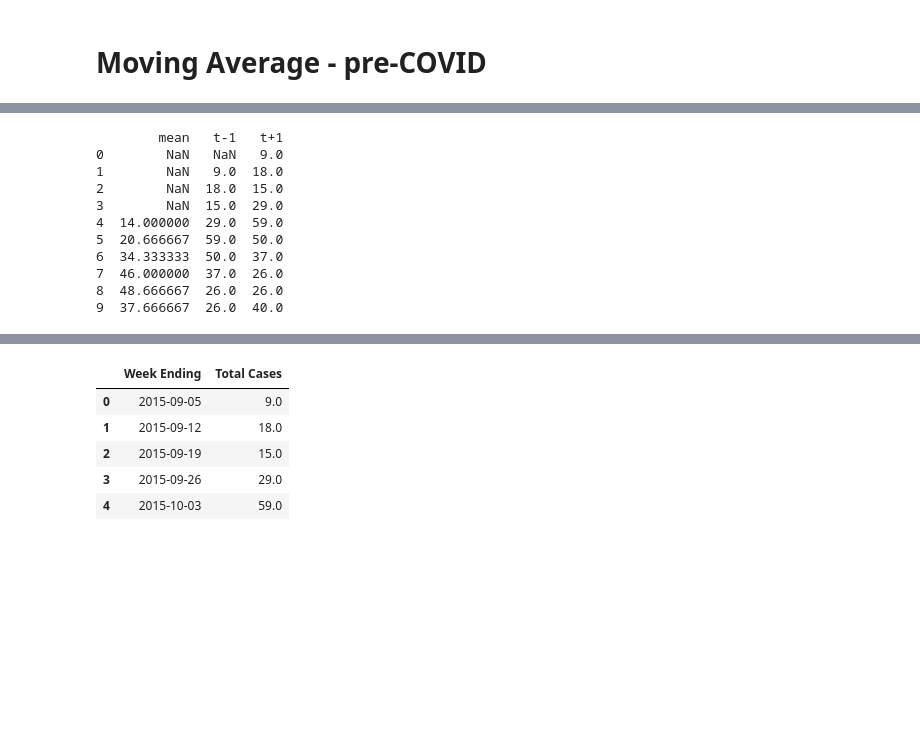
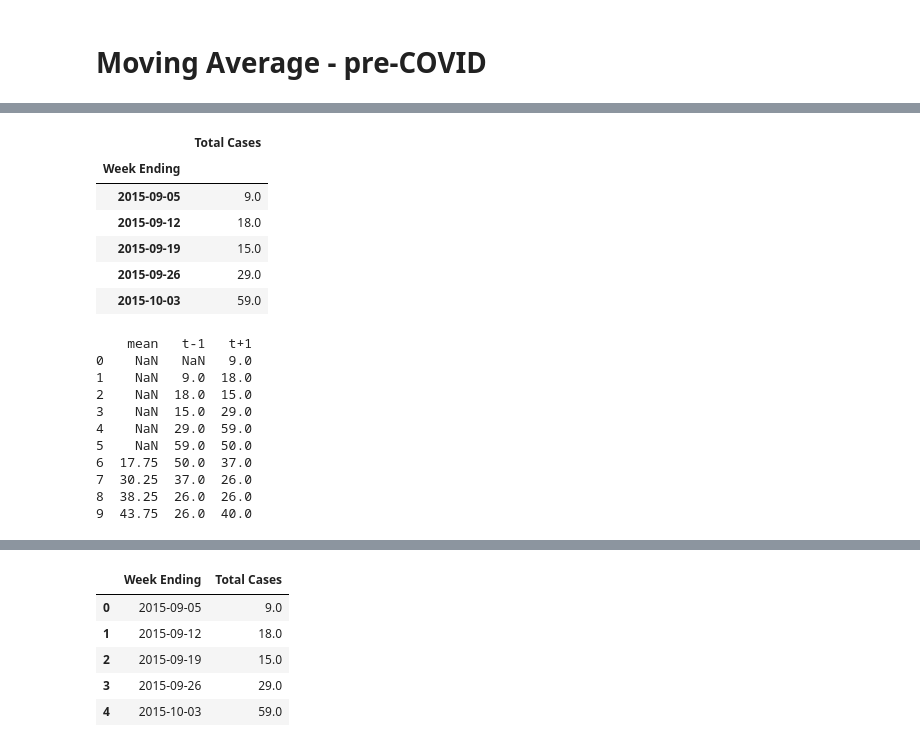
Before and after one commit to jess-moloney/LHL_final_project_influenza_forecasting, a Jupyter notebook: notebooks/Modelling.ipynb, the cells around one changed output, grey strips where cells are left out. Saved outputs shown, nothing was run; the diff lists cells and outputs as text; code cells hidden in the pictures; blank space fills up the shorter version.

```diff
--- a/notebooks/Modelling.ipynb
+++ b/notebooks/Modelling.ipynb
@@ -8,10 +19,21 @@ df_flu_pre_COVID = pickle.load(open(r"..\data\flu_cases\df_flu_pre_COVID.pkl", "
+# %%
+df_flu_pre_COVID = df_flu_pre_COVID.set_index('Week Ending')
+df_flu_pre_COVID.head()
+# %% [output]
+|  | Total Cases |
+| Week Ending |  |
+| 2015-09-05 | 9.0 |
+| 2015-09-12 | 18.0 |
+| 2015-09-19 | 15.0 |
+| 2015-09-26 | 29.0 |
+| 2015-10-03 | 59.0 |
 # %%
 from pandas import read_csv
 from pandas import DataFrame
 from pandas import concat
 series = df_flu_pre_COVID
 df = DataFrame(series.values)
-width = 3
+width = 4
 lag1 = df.shift(1)
 lag3 = df.shift(width - 1)
 window = lag3.rolling(window=width)
@@ -20,17 +42,17 @@ dataframe = concat([means, lag1, df], axis=1)
 dataframe.columns = ['mean', 't-1', 't+1']
 print(dataframe.head(10))
 # %% [output]
-        mean   t-1   t+1
-0        NaN   NaN   9.0
-1        NaN   9.0  18.0
-2        NaN  18.0  15.0
-3        NaN  15.0  29.0
-4  14.000000  29.0  59.0
-5  20.666667  59.0  50.0
-6  34.333333  50.0  37.0
-7  46.000000  37.0  26.0
-8  48.666667  26.0  26.0
-9  37.666667  26.0  40.0
+    mean   t-1   t+1
+0    NaN   NaN   9.0
+1    NaN   9.0  18.0
+2    NaN  18.0  15.0
+3    NaN  15.0  29.0
+4    NaN  29.0  59.0
+5    NaN  59.0  50.0
+6  17.75  50.0  37.0
+7  30.25  37.0  26.0
+8  38.25  26.0  26.0
+9  43.75  26.0  40.0
 # %%
 from pandas import read_csv
 from numpy import mean
```
Also changed, not shown: parts of 3 cells of this notebook, 11 other files.
